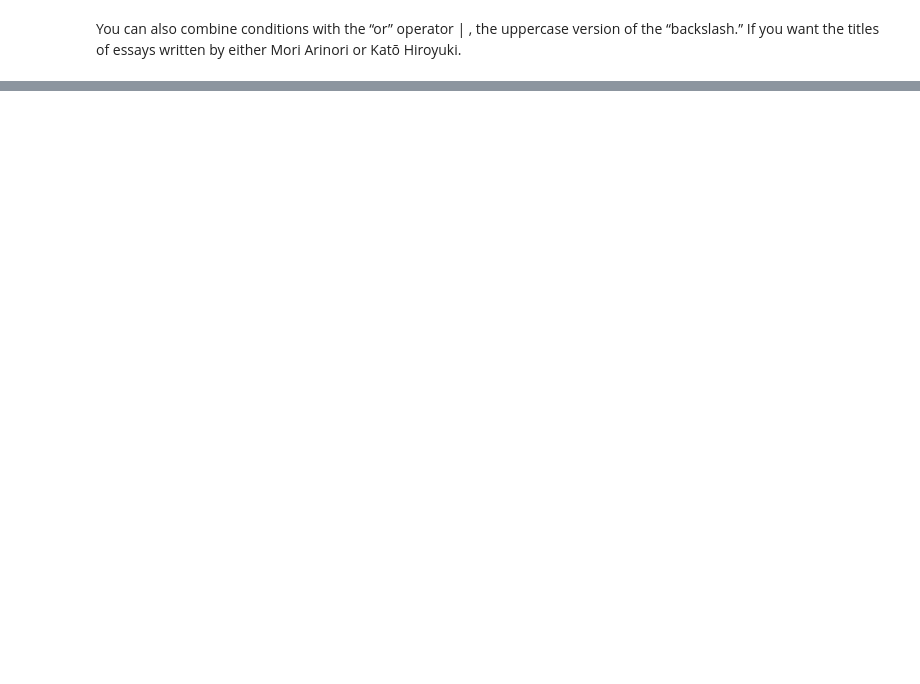
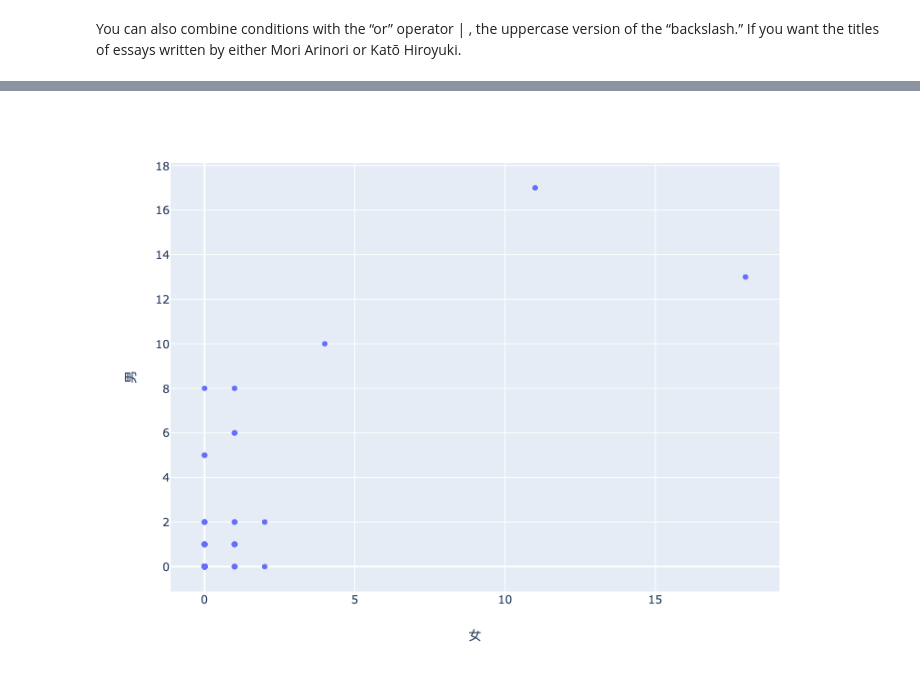
Before and after one commit to rn123/japanese_text_analysis, a Jupyter notebook: notebooks/1.0-RN-Japanese-Text-Mining-Part-One.ipynb, the cells around one changed output, grey strips where cells are left out. Saved outputs shown, nothing was run; the diff lists cells and outputs as text; code cells hidden in the pictures; blank space fills up the shorter version.

```diff
--- a/notebooks/1.0-RN-Japanese-Text-Mining-Part-One.ipynb
+++ b/notebooks/1.0-RN-Japanese-Text-Mining-Part-One.ipynb
@@ -79,0 +245,4 @@ Meiroku_df[mask].title
+# %%
+px.scatter(Meiroku_df, x='女', y='男', hover_name='author')
+# %% [output]
+[figure, added]
```
Also changed, not shown: parts of 26 cells of this notebook.
